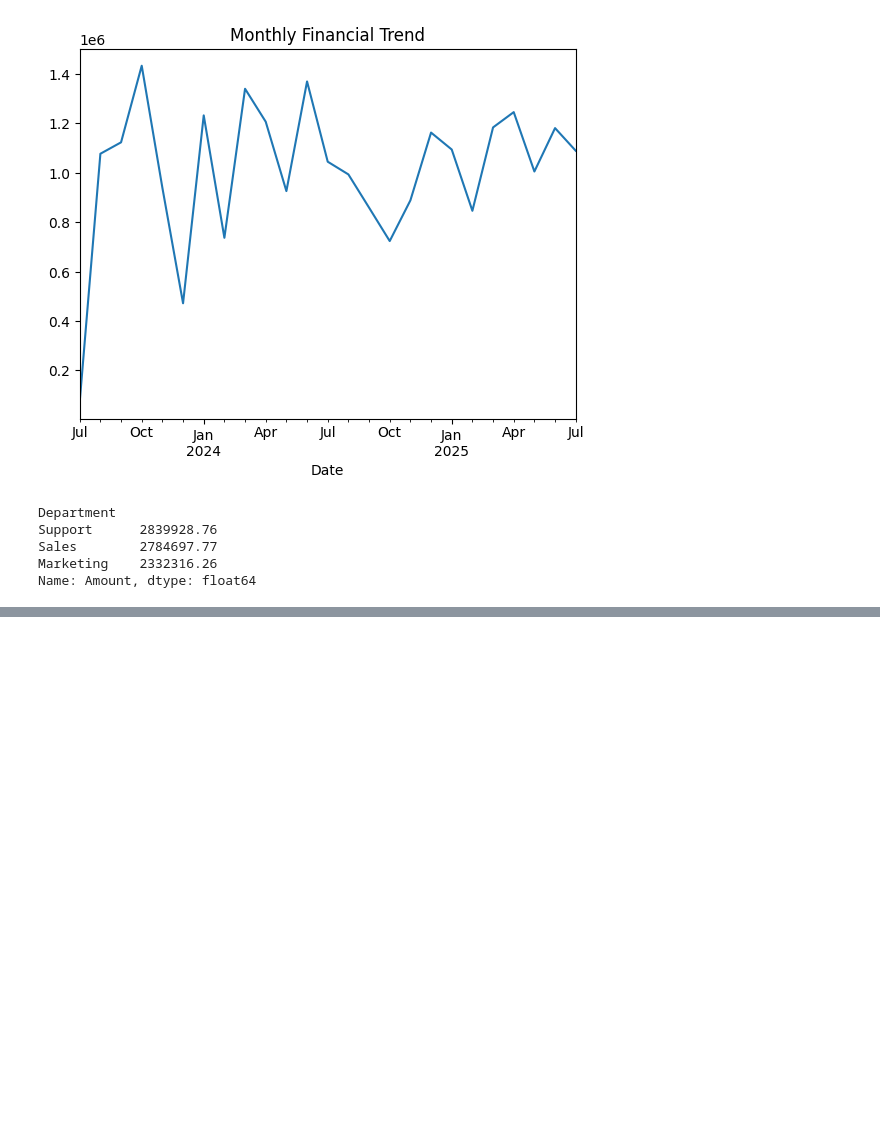
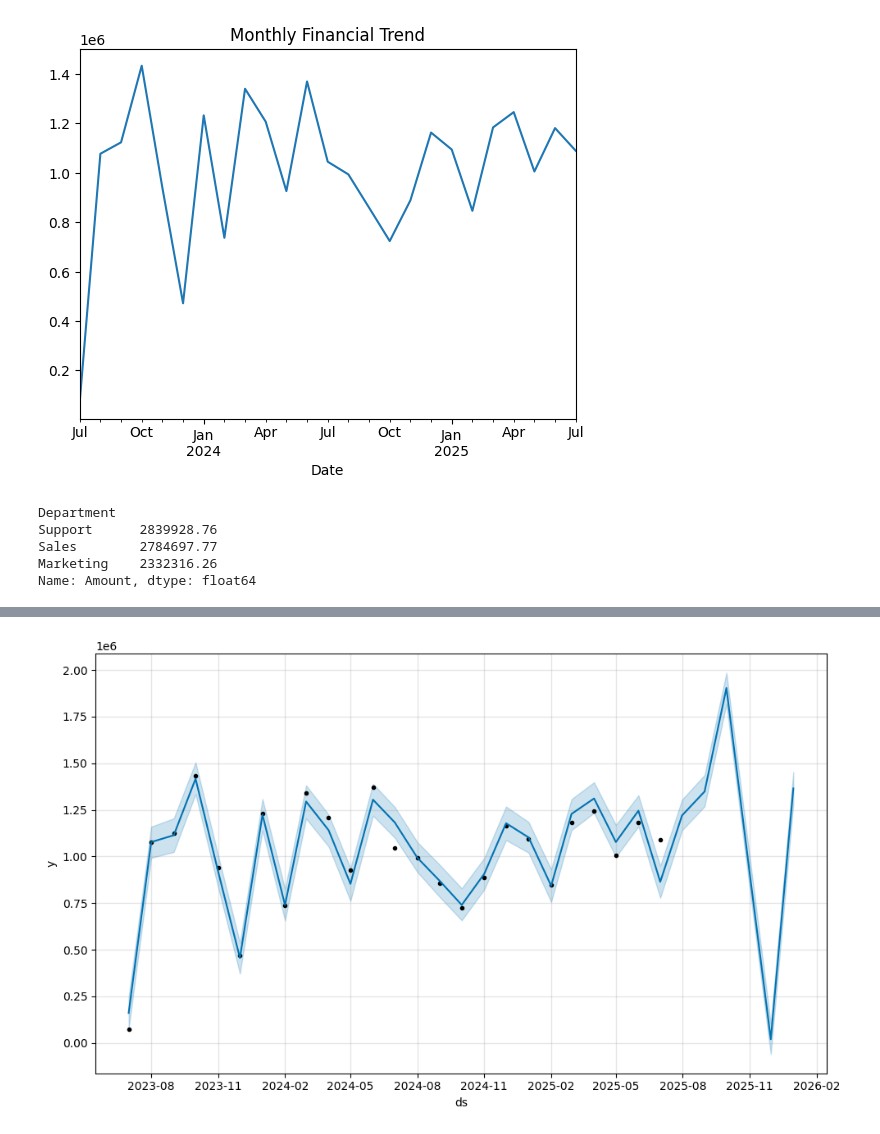
Before and after one commit to JavadTorabiKh/BusinessIntelligenceSystem, a Jupyter notebook: notebooks/financial_analysis.ipynb, the cells around one changed output, grey strips where cells are left out. Cells and saved outputs as stored; diff of their text form; code cells hidden in the pictures; blank space fills up the shorter version.

Commit message:
forecast

```diff
--- a/notebooks/financial_analysis.ipynb
+++ b/notebooks/financial_analysis.ipynb
@@ -120,3 +120,23 @@ anomalies
 | 924 | 2024-05-11 11:51:48.225182 | 49624.93 | Revenue | Support | Sample transaction 924 | 49624.93 | -1 |
 | 950 | 2024-04-16 11:51:48.225310 | 49608.68 | Revenue | Sales | Sample transaction 950 | 49608.68 | -1 |
 | 967 | 2024-09-05 11:51:48.225398 | 48782.95 | Revenue | IT | Sample transaction 967 | 48782.95 | -1 |
+# %%
+# Financial Forecasting
+
+from prophet import Prophet
+import pandas as pd
+
+monthly_trend = df.groupby(pd.to_datetime(df['Date']).dt.to_period('M'))['Amount'].sum()
+
+forecast_data = monthly_trend.reset_index()
+forecast_data['Date'] = forecast_data['Date'].dt.to_timestamp()  # این خط مشکل را حل می‌کند
+forecast_data.columns = ['ds', 'y']
+
+model = Prophet()
+model.fit(forecast_data)
+
+future = model.make_future_dataframe(periods=6, freq='M')
+forecast = model.predict(future)
+
+fig = model.plot(forecast)
+# %% [output]
@@ -122,0 +145 @@ anomalies
+[figure, added]
```
Also changed, not shown: parts of 2 cells of this notebook, 1 other file.
